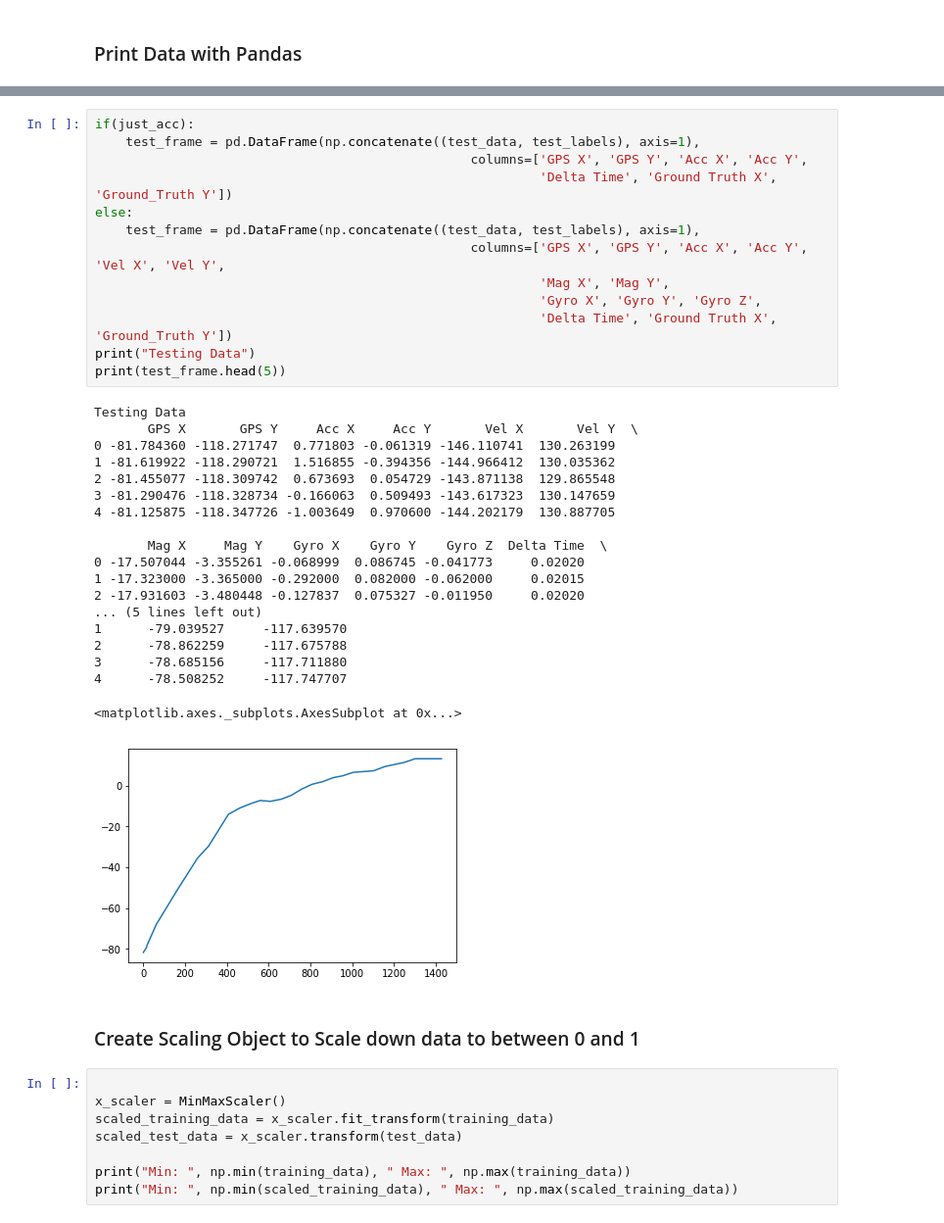
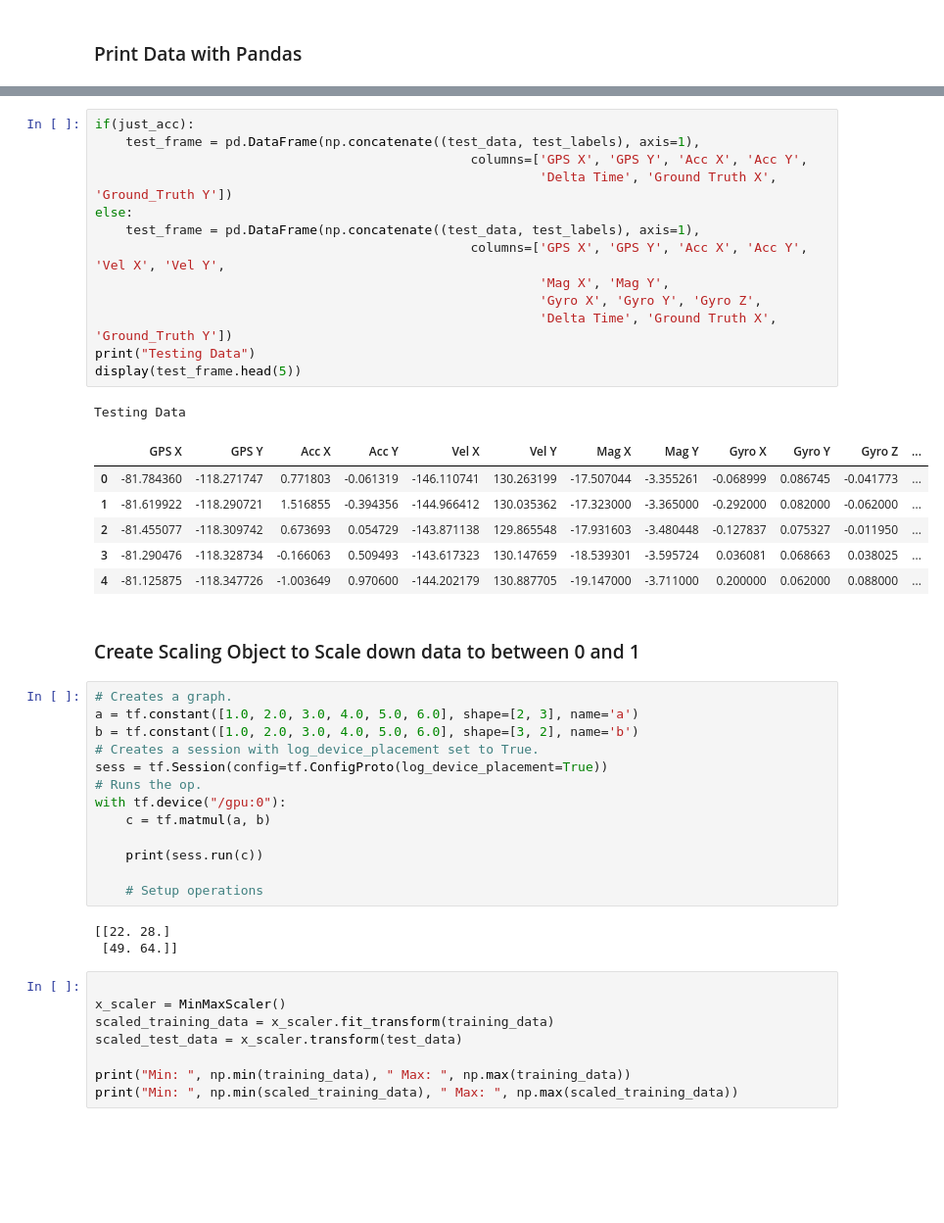
Before and after one commit to harrywaugh/ActivityTrackingWithSensorFusion, a Jupyter notebook: Analyse IMU Stream-RNN.ipynb, the cells around one changed output, grey strips where cells are left out. Shown at 98% size. Cells and saved outputs as stored; diff of their text form; blank space fills up the shorter version.

```diff
--- a/Analyse IMU Stream-RNN.ipynb
+++ b/Analyse IMU Stream-RNN.ipynb
@@ -101,38 +111,42 @@ SyntaxError: invalid syntax (<ipython-input-28-bfcd029a8285>, line 13)
 # %%
 if(just_acc):
     test_frame = pd.DataFrame(np.concatenate((test_data, test_labels), axis=1),
                                                  columns=['GPS X', 'GPS Y', 'Acc X', 'Acc Y',
                                                           'Delta Time', 'Ground Truth X', 'Ground_Truth Y'])
 else:
     test_frame = pd.DataFrame(np.concatenate((test_data, test_labels), axis=1),
                                                  columns=['GPS X', 'GPS Y', 'Acc X', 'Acc Y', 'Vel X', 'Vel Y',
                                                           'Mag X', 'Mag Y',
                                                           'Gyro X', 'Gyro Y', 'Gyro Z',
                                                           'Delta Time', 'Ground Truth X', 'Ground_Truth Y'])
 print("Testing Data")
-print(test_frame.head(5))
+display(test_frame.head(5))
 # %% [output]
 Testing Data
-       GPS X       GPS Y     Acc X     Acc Y       Vel X       Vel Y  \
-0 -81.784360 -118.271747  0.771803 -0.061319 -146.110741  130.263199
-1 -81.619922 -118.290721  1.516855 -0.394356 -144.966412  130.035362
-2 -81.455077 -118.309742  0.673693  0.054729 -143.871138  129.865548
-3 -81.290476 -118.328734 -0.166063  0.509493 -143.617323  130.147659
-4 -81.125875 -118.347726 -1.003649  0.970600 -144.202179  130.887705
-
-       Mag X     Mag Y    Gyro X    Gyro Y    Gyro Z  Delta Time  \
-0 -17.507044 -3.355261 -0.068999  0.086745 -0.041773     0.02020
-1 -17.323000 -3.365000 -0.292000  0.082000 -0.062000     0.02015
-2 -17.931603 -3.480448 -0.127837  0.075327 -0.011950     0.02020
-... (5 lines left out)
-1      -79.039527     -117.639570
-2      -78.862259     -117.675788
-3      -78.685156     -117.711880
-4      -78.508252     -117.747707
-<matplotlib.axes._subplots.AxesSubplot at 0x...>
-[figure, removed]
+|  | GPS X | GPS Y | Acc X | Acc Y | Vel X | Vel Y | Mag X | Mag Y | Gyro X | Gyro Y | Gyro Z | ... |
+| 0 | -81.784360 | -118.271747 | 0.771803 | -0.061319 | -146.110741 | 130.263199 | -17.507044 | -3.355261 | -0.068999 | 0.086745 | -0.041773 | ... |
+| 1 | -81.619922 | -118.290721 | 1.516855 | -0.394356 | -144.966412 | 130.035362 | -17.323000 | -3.365000 | -0.292000 | 0.082000 | -0.062000 | ... |
+| 2 | -81.455077 | -118.309742 | 0.673693 | 0.054729 | -143.871138 | 129.865548 | -17.931603 | -3.480448 | -0.127837 | 0.075327 | -0.011950 | ... |
+| 3 | -81.290476 | -118.328734 | -0.166063 | 0.509493 | -143.617323 | 130.147659 | -18.539301 | -3.595724 | 0.036081 | 0.068663 | 0.038025 | ... |
+| 4 | -81.125875 | -118.347726 | -1.003649 | 0.970600 | -144.202179 | 130.887705 | -19.147000 | -3.711000 | 0.200000 | 0.062000 | 0.088000 | ... |
 # %% [markdown]
 ### Create Scaling Object to Scale down data to between 0 and 1
+# %%
+# Creates a graph.
+a = tf.constant([1.0, 2.0, 3.0, 4.0, 5.0, 6.0], shape=[2, 3], name='a')
+b = tf.constant([1.0, 2.0, 3.0, 4.0, 5.0, 6.0], shape=[3, 2], name='b')
+# Creates a session with log_device_placement set to True.
+sess = tf.Session(config=tf.ConfigProto(log_device_placement=True))
+# Runs the op.
+with tf.device("/gpu:0"):
+    c = tf.matmul(a, b)
+
+    print(sess.run(c))
+
+    # Setup operations
+# %% [output]
+[[22. 28.]
+ [49. 64.]]
 # %%
 
 x_scaler = MinMaxScaler()
```
Also changed, not shown: parts of 16 cells of this notebook.
